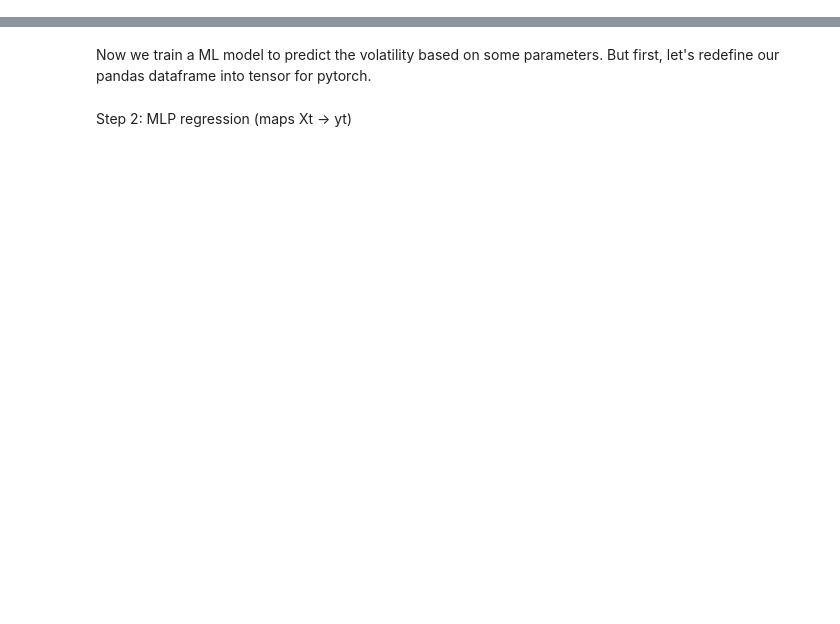
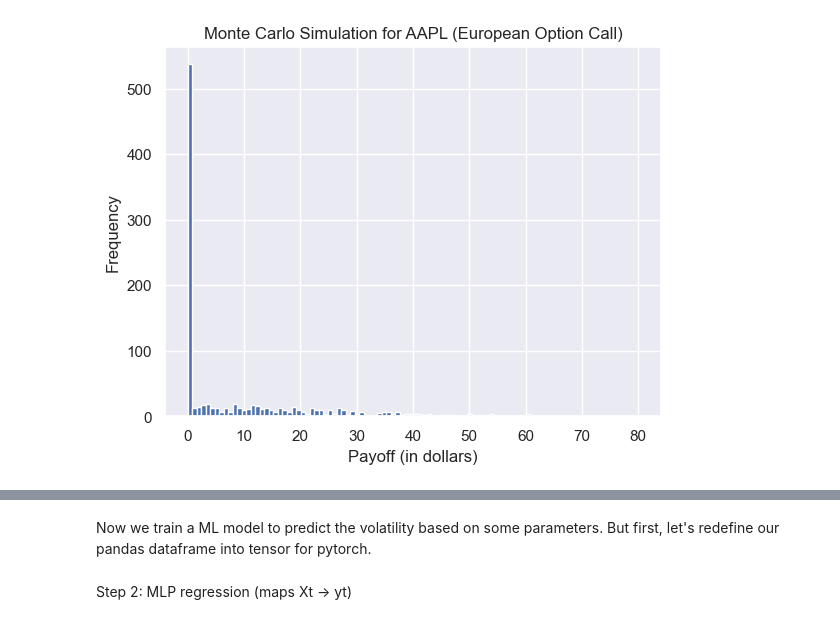
Before and after one commit to andrew-simons/montecarlo-ml, a Jupyter notebook: MonteCarloSimulation.ipynb, the cells around one changed output, grey strips where cells are left out. Cells and saved outputs as stored; diff of their text form; code cells hidden in the pictures; blank space fills up the shorter version.

```diff
--- a/MonteCarloSimulation.ipynb
+++ b/MonteCarloSimulation.ipynb
@@ -17,11 +17,11 @@ import requests
 from pathlib import Path
 import matplotlib.pyplot as plt
 import seaborn as sns
-from secrets import ALPHAVANTAGE_API_KEY
+from src.api_keys import ALPHAVANTAGE_API_KEY # type: ignore
 
 
-# ALPHAVANTAGE_API_KEY = 'XJ2WQUNNHBYG6D9S'
 NUM_MINS = '1'
+print(ALPHAVANTAGE_API_KEY)
 
 ################################################################################
 #                           DOWNLOAD FUNCTION
@@ -35,6 +35,62 @@ def download_once(url: str, local_path: str, repull=False) -> Path:
     p.write_bytes(r.content)
     return p
 
+def get_stooq_daily(
+    ticker: str,
+    data_dir: str = "stock_data",
+    repull: bool = False
+) -> pd.DataFrame:
+    """
+    Download (once) and load daily OHLCV data from Stooq.
+    """
+    ticker_lower = ticker.lower().strip()
+    url = f"https://stooq.com/q/d/l/?s={ticker_lower}.us&i=d"
+    local_path = f"{data_dir}/{ticker}_stooq_daily.csv"
+    csv_path = download_once(url, local_path, repull=repull)
+    df = pd.read_csv(csv_path)
+    # Clean & standardize
+    df["Date"] = pd.to_datetime(df["Date"], errors="coerce")
+    df = df.dropna(subset=["Date"]).sort_values("Date").reset_index(drop=True)
+    for col in ["Open", "High", "Low", "Close", "Volume"]:
+        if col in df.columns:
+            df[col] = pd.to_numeric(df[col], errors="coerce")
+    df = df.set_index("Date")
+    logret = np.log(df['Close']).diff()
+    df['Volatility'] = (
+        logret
+        .rolling(window=126)
+        .std(ddof=1)
+        * np.sqrt(252)
+    )
+    df = df.dropna(how='any')
+    return df[::-1]
+
+# def get_treasury_constant_maturity_yield(
+#     ticker: str,
+#     data_dir: str = "stock_data",
+#     period: str,
+#     repull: bool = False
+# ) -> pd.DataFrame:
+#     pass
+
+def get_alphavantage_dividend_yield(ticker: str, data_dir: str = "stock_data", repull: bool = False) -> pd.DataFrame:
+    url = f'https://www.alphavantage.co/query?function=DIVIDENDS&symbol={ticker}&apikey={ALPHAVANTAGE_API_KEY}&datatype=csv'
+    local_path = f"{data_dir}/{ticker}_alphavantage_dividends.csv"
+    csv_path = download_once(url, local_path, repull=repull)
+    raw = np.genfromtxt(csv_path, delimiter=",", names=True, dtype=None, encoding="utf-8")
+    df = pd.DataFrame(raw)
+    # Clean & standardize
+    for col in ['declaration_date','ex_dividend_date','payment_date','payment_date','record_date']:
+        df[col] = pd.to_datetime(df[col], errors='coerce')
+    df = df.sort_values(by='ex_dividend_date', ascending=True)
+    df = df.set_index(df['ex_dividend_date'])
+
+    return df
+
+
+
+
+
 ################################################################################
 #                           CALCULATE PAYOFF FUNCTION
 ################################################################################
@@ -47,7 +103,6 @@ def calculate_next_price(price_init, risk_free_rate, div_yield, volatility, matu
 def calculate_payoff(price_init, risk_free_rate, div_yield, volatility, strike, maturity, time_steps, type="Call"):
     data = {'Day': [0,],
             'Price': [price_init,],}
-
     next_price = None
     for step in range(time_steps):
         next_price = calculate_next_price(price_init, risk_free_rate, div_yield, volatility, maturity, time_steps)
@@ -120,39 +175,30 @@ for ticker in main_portfolio.keys():
     ################################################################################
     #                           Get spot price today (S0)
     ################################################################################
-    url_daily = f'https://www.alphavantage.co/query?function=TIME_SERIES_DAILY&symbol={ticker}&interval={NUM_MINS}min&apikey={ALPHAVANTAGE_API_KEY}&datatype=csv'
-    csv_path_daily = download_once(url_daily, f"stock_data/{ticker}_alphavantage_daily.csv")
-    print("Saved to:", csv_path_daily)
-    raw_daily = np.genfromtxt(csv_path_daily, delimiter=",", names=True, dtype=None, encoding="utf-8")
+    # url_daily = f'https://www.alphavantage.co/query?function=TIME_SERIES_DAILY&symbol={ticker}&interval={NUM_MINS}min&apikey={ALPHAVANTAGE_API_KEY}&datatype=csv'
+    # csv_path_daily = download_once(url_daily, f"stock_data/{ticker}_alphavantage_daily.csv")
+    # print("Saved to:", csv_path_daily)
+    # raw_daily = np.genfromtxt(csv_path_daily, delimiter=",", names=True, dtype=None, encoding="utf-8")
 
     # columns: timestamp,open,high,low,close,volume
-    df_daily = pd.DataFrame(raw_daily)
-    df_daily['timestamp'] = pd.to_datetime(df_daily['timestamp'])
+    # df_daily = pd.DataFrame(raw_daily)
     DAYS_BEFORE_TODAY = 30
-    price_init = df_daily['close'].iloc[DAYS_BEFORE_TODAY]
-    simulation_start_date = df_daily['timestamp'].iloc[DAYS_BEFORE_TODAY]
+    df_daily = get_stooq_daily(ticker)
+    price_init = df_daily['Close'].iloc[DAYS_BEFORE_TODAY]
+    simulation_start_date = df_daily.index[DAYS_BEFORE_TODAY]
+    print(f"start date = {simulation_start_date}")
     print(f"S0 = {price_init}")
 
     ################################################################################
     #                           Get volatility (sigma [SD])
     ################################################################################
-    num_days = 126
-    prices_list = list(df_daily['close'].iloc[DAYS_BEFORE_TODAY-num_days:])
-    logret = np.diff(np.log(prices_list))
-    volatility = float(logret.std(ddof=1) * np.sqrt(252)) #252 trading days is standard for delta t
+    volatility = df_daily['Volatility'].iloc[DAYS_BEFORE_TODAY]
     print("sigma (annualized) =", volatility)
 
     ################################################################################
     #                           Get dividend yield of the stock (d)
     ################################################################################
-    url_div = f'https://www.alphavantage.co/query?function=DIVIDENDS&symbol={ticker}&apikey={ALPHAVANTAGE_API_KEY}&datatype=csv'
-    csv_path_div = download_once(url_div, f"stock_data/{ticker}_alphavantage_dividends.csv")
-    raw_div = np.genfromtxt(csv_path_div, delimiter=",", names=True, dtype=None, encoding="utf-8")
-    df_div = pd.DataFrame(raw_div)
-    for col in ['declaration_date','ex_dividend_date','payment_date','payment_date','record_date']:
-        df_div[col] = pd.to_datetime(df_div[col], errors='coerce')
-    df_div = df_div.sort_values(by='ex_dividend_date', ascending=True)
-    df_div = df_div.set_index(df_div['ex_dividend_date'])
+    df_div = get_alphavantage_dividend_yield(ticker)
     dividends_start_date = df_div.index.asof(simulation_start_date)
     div_amount = df_div['amount'].asof(simulation_start_date)
     div_yield = np.log(div_amount*0.01 + 1)  # type: ignore  (# make continuous)
@@ -163,7 +209,7 @@ for ticker in main_portfolio.keys():
     #                           Calculate Monte Carlo Estimator
     ################################################################################
     sns.set_theme()
-    strike, maturity, num_simulations, time_steps = price_init, 30/252, 100, 30
+    strike, maturity, num_simulations, time_steps = price_init, 30/252, 1000, 30
     mean, SE, df_MC = calculate_MC_estimator(price_init, risk_free_rate, div_yield, volatility, strike, maturity, num_simulations, time_steps, ticker, type="Call")
     print(f"MC_estimator={mean}, SE={SE}")
 
@@ -184,0 +233 @@ sigma (annualized) = 0.2029029991092106
+[figure, added]
```
Also changed, not shown: parts of 7 cells of this notebook, 5 other files.
